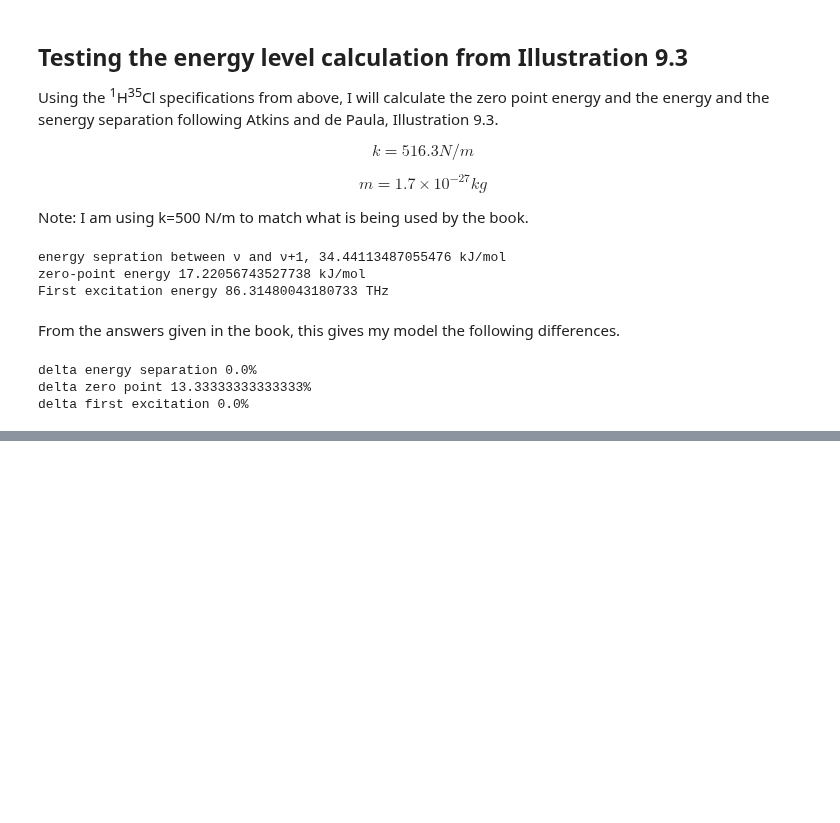
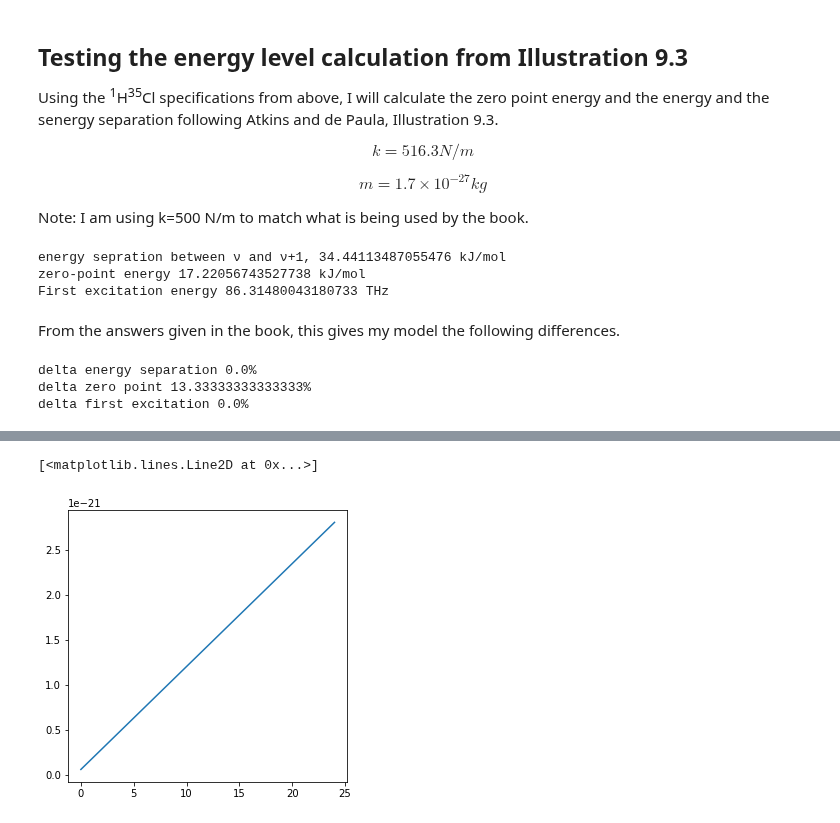
Before and after one commit to akey7/basic-quantum-models, a Jupyter notebook: notebooks/harmonic-oscillator.ipynb, the cells around one changed output, grey strips where cells are left out. Drawn from its saved outputs; the diff is of its cells as text; code cells hidden in the pictures; blank space fills up the shorter version.

```diff
--- a/notebooks/harmonic-oscillator.ipynb
+++ b/notebooks/harmonic-oscillator.ipynb
@@ -220,6 +220,13 @@ class QuantumHarmonicOscillator:
             return self.wavefunction(nu, x) ** 2
         result, _ = quad(integrand, x_min, x_max)
         return result
+
+    def mean_square_displacement(self, nu):
+        """
+        Calculates the mean sqaure displacement of the oscillator given
+        a value of nu.
+        """
+        return (nu + 0.5) * self.hbar / sqrt(self.mass * self.k)
 # %% [markdown]
 ## Test the class with <sup>1</sup>H<sup>35</sup>Cl Properties
 
@@ -295,0 +311,11 @@ delta first excitation 0.0%
+# %%
+k = 500
+mass = 1.7e-27
+qho = QuantumHarmonicOscillator(k=k, mass=mass)
+nus = range(25)
+msds = [qho.mean_square_displacement(nu) for nu in nus]
+fig, ax = plt.subplots(nrows=1, ncols=1, figsize=(5, 5))
+ax.plot(nus, msds)
+# %% [output]
+[<matplotlib.lines.Line2D at 0x...>]
+[figure, added]
```
Also changed, not shown: parts of 1 cell of this notebook.
